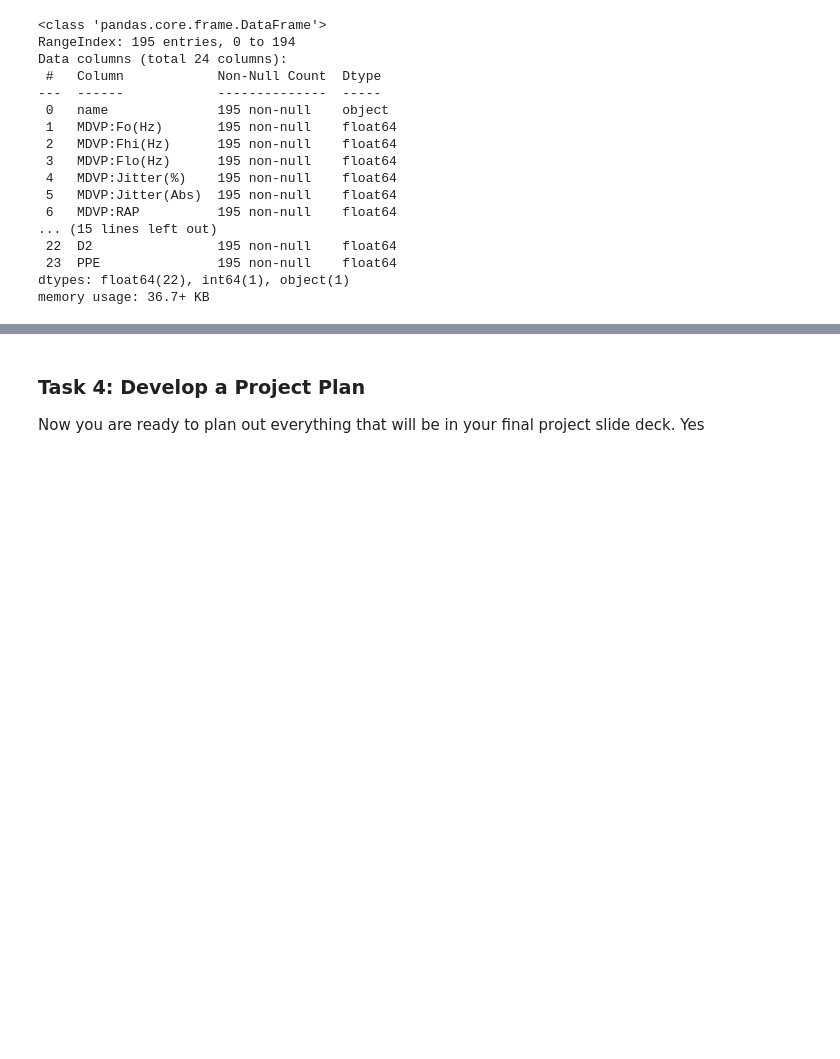
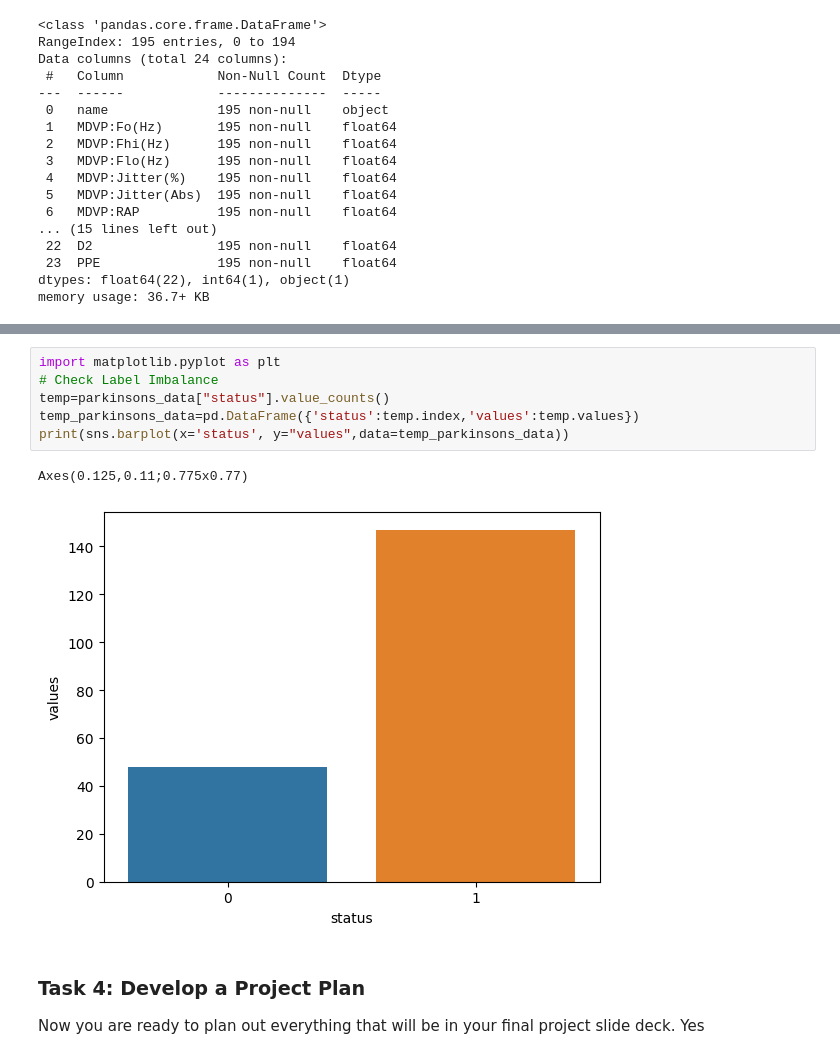
Before and after one commit to amislam2004/Milestone-Projects, a Jupyter notebook: Ambreen_Islam_Milestone_Project_3.ipynb, the cells around one changed output, grey strips where cells are left out. Cells and saved outputs as stored; diff of their text form; blank space fills up the shorter version.

```diff
--- a/Ambreen_Islam_Milestone_Project_3.ipynb
+++ b/Ambreen_Islam_Milestone_Project_3.ipynb
@@ -192,3 +223,12 @@ memory usage: 36.7+ KB
+# %%
+import matplotlib.pyplot as plt
+# Check Label Imbalance
+temp=parkinsons_data["status"].value_counts()
+temp_parkinsons_data=pd.DataFrame({'status':temp.index,'values':temp.values})
+print(sns.barplot(x='status', y="values",data=temp_parkinsons_data))
+# %% [output]
+Axes(0.125,0.11;0.775x0.77)
+[figure, added]
 # %% [markdown]
 ### Task 4: Develop a Project Plan
 
```
Also changed, not shown: parts of 11 cells of this notebook.
